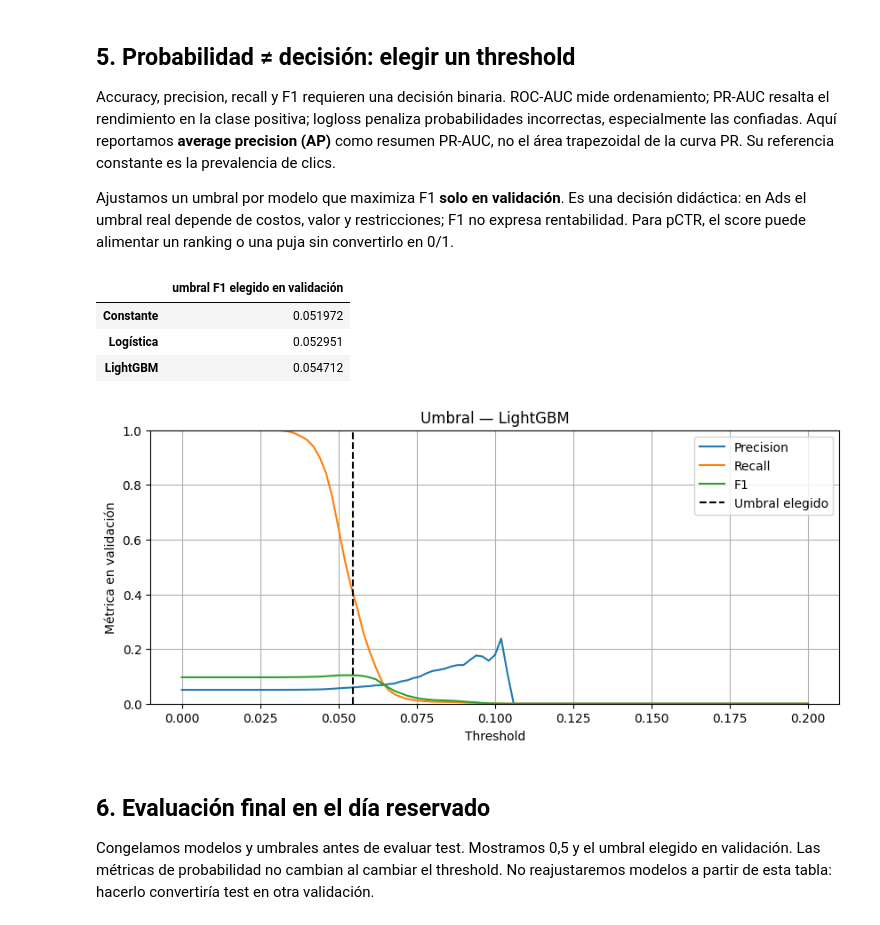
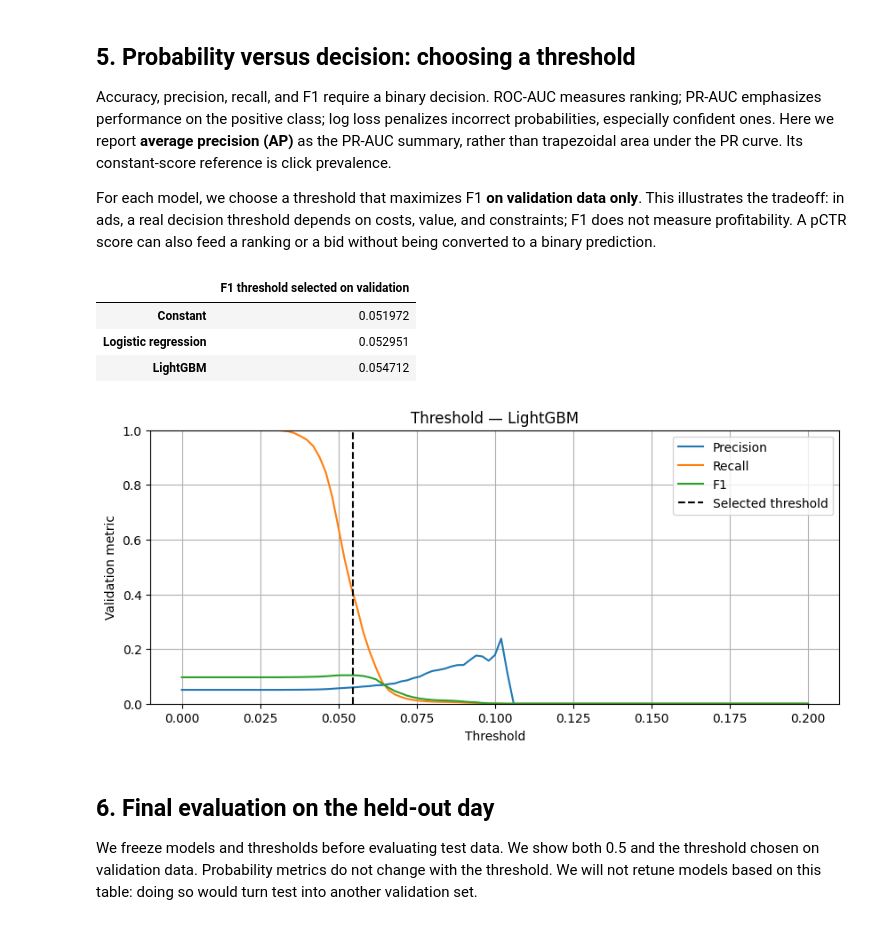
Before and after one commit to sgduran/ads-data-course, a Jupyter notebook: notebooks/02_train_pctr_taobao.ipynb, the cells around one changed output. Cells and saved outputs as stored; diff of their text form; code cells hidden in the pictures.

Commit message:
Translate pCTR notebook to English and remove course references

```diff
--- a/notebooks/02_train_pctr_taobao.ipynb
+++ b/notebooks/02_train_pctr_taobao.ipynb
@@ -185,6 +186,6 @@ El test no participa en esta selección. LightGBM es opcional: `RUN_LIGHTGBM=Fal
 # %%
 train_ctr = float(y['train'].mean())
-valid_prob = {'Constante': np.full(len(y['valid']), train_ctr)}
+valid_prob = {'Constant': np.full(len(y['valid']), train_ctr)}
 models = {}
 trials = []
 for C in [0.1, 1.0]:
@@ -195,10 +196,10 @@ for C in [0.1, 1.0]:
         model.fit(Xt['train'], y['train'])
     p = model.predict_proba(Xt['valid'])[:, 1]
     trials.append({'C': C, 'valid_logloss': log_loss(y['valid'], p),
-                   'segundos': time.perf_counter()-start, 'iteraciones': int(model.n_iter_[0])})
-    if 'Logística' not in models or trials[-1]['valid_logloss'] < log_loss(y['valid'], valid_prob['Logística']):
-        models['Logística'] = model
-        valid_prob['Logística'] = p
+                   'seconds': time.perf_counter()-start, 'iterations': int(model.n_iter_[0])})
+    if 'Logistic regression' not in models or trials[-1]['valid_logloss'] < log_loss(y['valid'], valid_prob['Logistic regression']):
+        models['Logistic regression'] = model
+        valid_prob['Logistic regression'] = p
 display(pd.DataFrame(trials))
 if RUN_LIGHTGBM:
     import lightgbm as lgb
@@ -211,11 +212,11 @@ if RUN_LIGHTGBM:
               eval_metric='binary_logloss', callbacks=[lgb.early_stopping(25, verbose=False)])
     models['LightGBM'] = model
     valid_prob['LightGBM'] = model.predict_proba(Xt['valid'])[:, 1]
-    print('Árboles elegidos:', model.best_iteration_, '| segundos:', round(time.perf_counter()-start, 1))
+    print('Selected trees:', model.best_iteration_, '| seconds:', round(time.perf_counter()-start, 1))
 validation = pd.DataFrame({name: {'logloss': log_loss(y['valid'], p),
     'ROC-AUC': roc_auc_score(y['valid'], p), 'AP': average_precision_score(y['valid'], p)}
     for name, p in valid_prob.items()}).T
 best_name = validation['logloss'].idxmin()
 display(validation)
-print('Modelo elegido por logloss de validación:', best_name)
+print('Model selected by validation log loss:', best_name)
 # %% [output]
@@ -232,37 +233,38 @@ Modelo elegido por logloss de validación: LightGBM
 # %% [markdown]
-## 5. Probabilidad ≠ decisión: elegir un threshold
-Accuracy, precision, recall y F1 requieren una decisión binaria. ROC-AUC mide ordenamiento;
-PR-AUC resalta el rendimiento en la clase positiva; logloss penaliza probabilidades incorrectas,
-especialmente las confiadas. Aquí reportamos **average precision (AP)** como resumen PR-AUC,
-no el área trapezoidal de la curva PR. Su referencia constante es la prevalencia de clics.
+## 5. Probability versus decision: choosing a threshold
+Accuracy, precision, recall, and F1 require a binary decision. ROC-AUC measures ranking;
+PR-AUC emphasizes performance on the positive class; log loss penalizes incorrect probabilities,
+especially confident ones. Here we report **average precision (AP)** as the PR-AUC summary,
+rather than trapezoidal area under the PR curve. Its constant-score reference is click prevalence.
 
-Ajustamos un umbral por modelo que maximiza F1 **solo en validación**. Es una decisión didáctica:
-en Ads el umbral real depende de costos, valor y restricciones; F1 no expresa rentabilidad.
-Para pCTR, el score puede alimentar un ranking o una puja sin convertirlo en 0/1.
+For each model, we choose a threshold that maximizes F1 **on validation data only**.
+This illustrates the tradeoff: in ads, a real decision threshold depends on costs, value,
+and constraints; F1 does not measure profitability. A pCTR score can also feed a ranking
+or a bid without being converted to a binary prediction.
 # %%
 thresholds = {}
 for name, p in valid_prob.items():
     precision, recall, ts = precision_recall_curve(y['valid'], p)
     scores = 2*precision[:-1]*recall[:-1] / np.maximum(precision[:-1]+recall[:-1], 1e-15)
     thresholds[name] = float(ts[np.argmax(scores)])
-display(pd.Series(thresholds, name='umbral F1 elegido en validación').to_frame())
+display(pd.Series(thresholds, name='F1 threshold selected on validation').to_frame())
 grid = np.linspace(0, 0.20, 101)
 p = valid_prob[best_name]
 fig, ax = plt.subplots()
 for label, metric in [('Precision', precision_score), ('Recall', recall_score), ('F1', f1_score)]:
     ax.plot(grid, [metric(y['valid'], p >= t, zero_division=0) for t in grid], label=label)
-ax.axvline(thresholds[best_name], color='black', ls='--', label='Umbral elegido')
-ax.set(xlabel='Threshold', ylabel='Métrica en validación', ylim=(0, 1), title=f'Umbral — {best_name}')
+ax.axvline(thresholds[best_name], color='black', ls='--', label='Selected threshold')
+ax.set(xlabel='Threshold', ylabel='Validation metric', ylim=(0, 1), title=f'Threshold — {best_name}')
 ax.legend(); plt.show()
 # %% [output]
-|  | umbral F1 elegido en validación |
-| Constante | 0.051972 |
-| Logística | 0.052951 |
+|  | F1 threshold selected on validation |
+| Constant | 0.051972 |
+| Logistic regression | 0.052951 |
 | LightGBM | 0.054712 |
-[figure, old version]
+[figure, new version]
 # %% [markdown]
-## 6. Evaluación final en el día reservado
-Congelamos modelos y umbrales antes de evaluar test. Mostramos 0,5 y el umbral elegido en validación.
-Las métricas de probabilidad no cambian al cambiar el threshold. No reajustaremos modelos a partir
-de esta tabla: hacerlo convertiría test en otra validación.
+## 6. Final evaluation on the held-out day
+We freeze models and thresholds before evaluating test data. We show both 0.5 and the threshold
+chosen on validation data. Probability metrics do not change with the threshold.
+We will not retune models based on this table: doing so would turn test into another validation set.
 # %%
```
Also changed, not shown: parts of 18 cells of this notebook, 1 other file.
